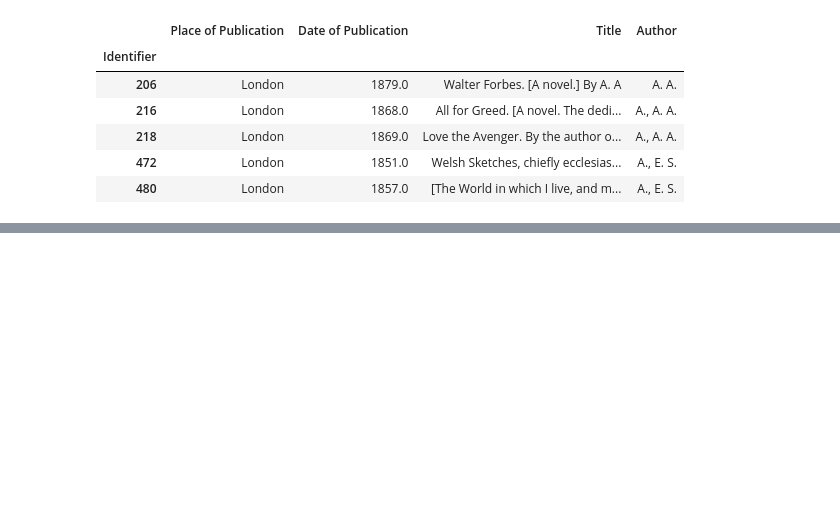
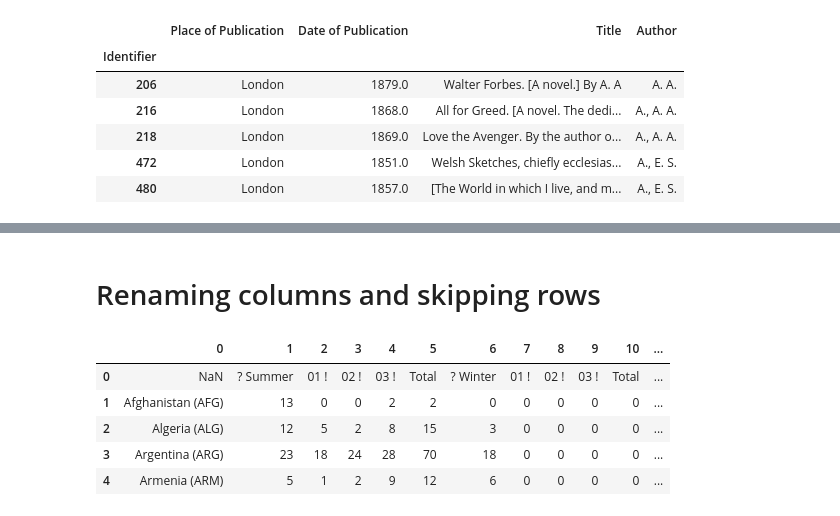
Before and after one commit to J4s0nZhang/python-data-cleaning, a Jupyter notebook: follow_tutorial.ipynb, the cells around one changed output, grey strips where cells are left out. Saved outputs shown, nothing was run; the diff lists cells and outputs as text; code cells hidden in the pictures; blank space fills up the shorter version.

```diff
--- a/follow_tutorial.ipynb
+++ b/follow_tutorial.ipynb
@@ -289,0 +391,18 @@ bookData.head()
+# %% [markdown]
+# Renaming columns and skipping rows
+# %%
+# often, the datasets we work with will have unintuitive names and/ or rows that have no useful information at the
+# start or end
+
+# to demonstrate this we will be working the with the olympics dataset
+
+olympData = pd.read_csv('Datasets/olympics.csv')
+
+olympData.head()
+# %% [output]
+|  | 0 | 1 | 2 | 3 | 4 | 5 | 6 | 7 | 8 | 9 | 10 | ... |
+| 0 | NaN | ? Summer | 01 ! | 02 ! | 03 ! | Total | ? Winter | 01 ! | 02 ! | 03 ! | Total | ... |
+| 1 | Afghanistan (AFG) | 13 | 0 | 0 | 2 | 2 | 0 | 0 | 0 | 0 | 0 | ... |
+| 2 | Algeria (ALG) | 12 | 5 | 2 | 8 | 15 | 3 | 0 | 0 | 0 | 0 | ... |
+| 3 | Argentina (ARG) | 23 | 18 | 24 | 28 | 70 | 18 | 0 | 0 | 0 | 0 | ... |
+| 4 | Armenia (ARM) | 5 | 1 | 2 | 9 | 12 | 6 | 0 | 0 | 0 | 0 | ... |
```
Also changed, not shown: parts of 14 cells of this notebook.
